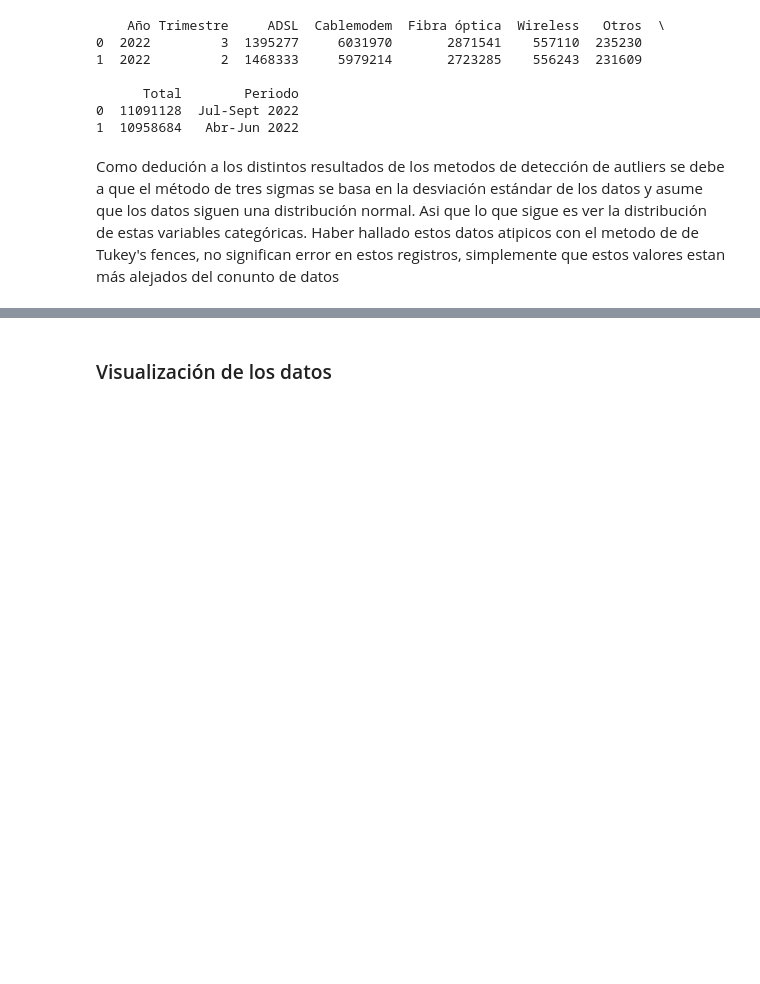
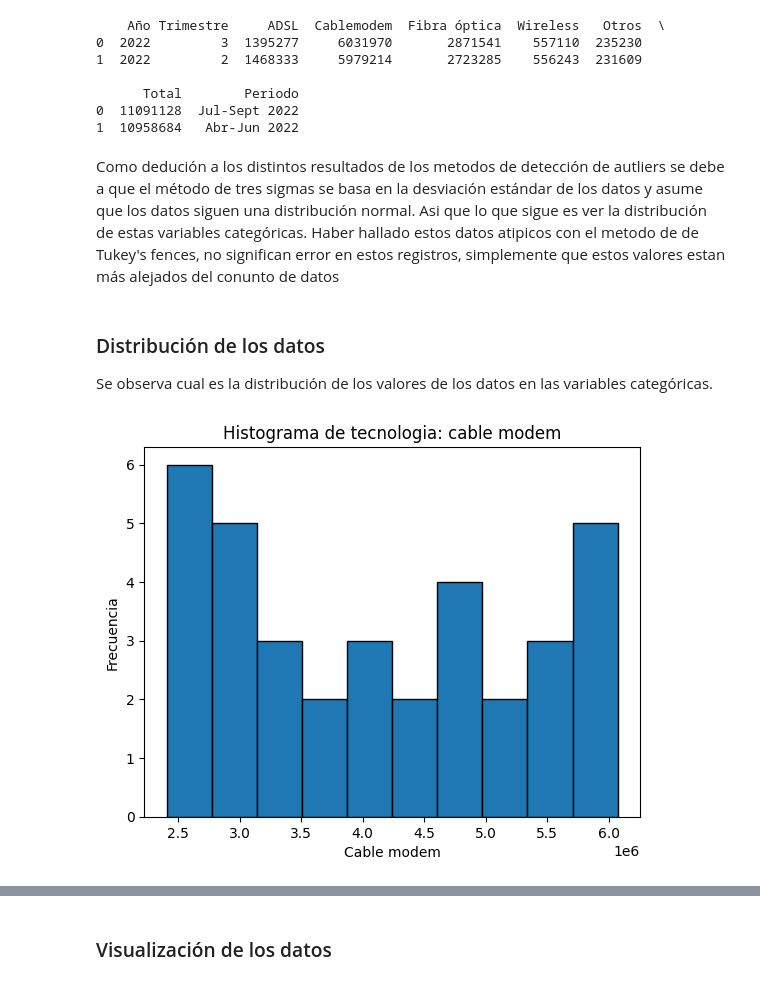
Before and after one commit to melodiromero/telecomunicaciones, a Jupyter notebook: eda/internet_accesosportecnologia.ipynb, the cells around one changed output, grey strips where cells are left out. Saved outputs shown, nothing was run; the diff lists cells and outputs as text; code cells hidden in the pictures; blank space fills up the shorter version.

Commit message:
eda de acceso de internet por tecnologia y provincia

```diff
--- a/eda/internet_accesosportecnologia.ipynb
+++ b/eda/internet_accesosportecnologia.ipynb
@@ -161,3 +163,19 @@ print(outliers)
 Como dedución a los distintos resultados de los metodos de detección de autliers se debe a que el método de tres sigmas se basa en la desviación estándar de los datos y asume que los datos siguen una distribución normal.
 Asi que lo que sigue es ver la distribución de estas variables categóricas.
 Haber hallado estos datos atipicos con el metodo de de Tukey's fences, no significan error en estos registros, simplemente que estos valores estan más alejados del conunto de datos
+# %% [markdown]
+### Distribución de los datos<a name="id3"></a>
+Se observa cual es la distribución de los valores de los datos en las variables categóricas.
+# %%
+# Histograma Cable modem
+plt.hist(df['Cablemodem'], bins=10, edgecolor='black')
+
+# Configurar el título y las etiquetas de los ejes
+plt.title('Histograma de tecnologia: cable modem')
+plt.xlabel('Cable modem')
+plt.ylabel('Frecuencia')
+
+# Mostrar el histograma
+plt.show()
+# %% [output]
+[figure, added]
```
Also changed, not shown: parts of 8 cells of this notebook, 8 other files.
